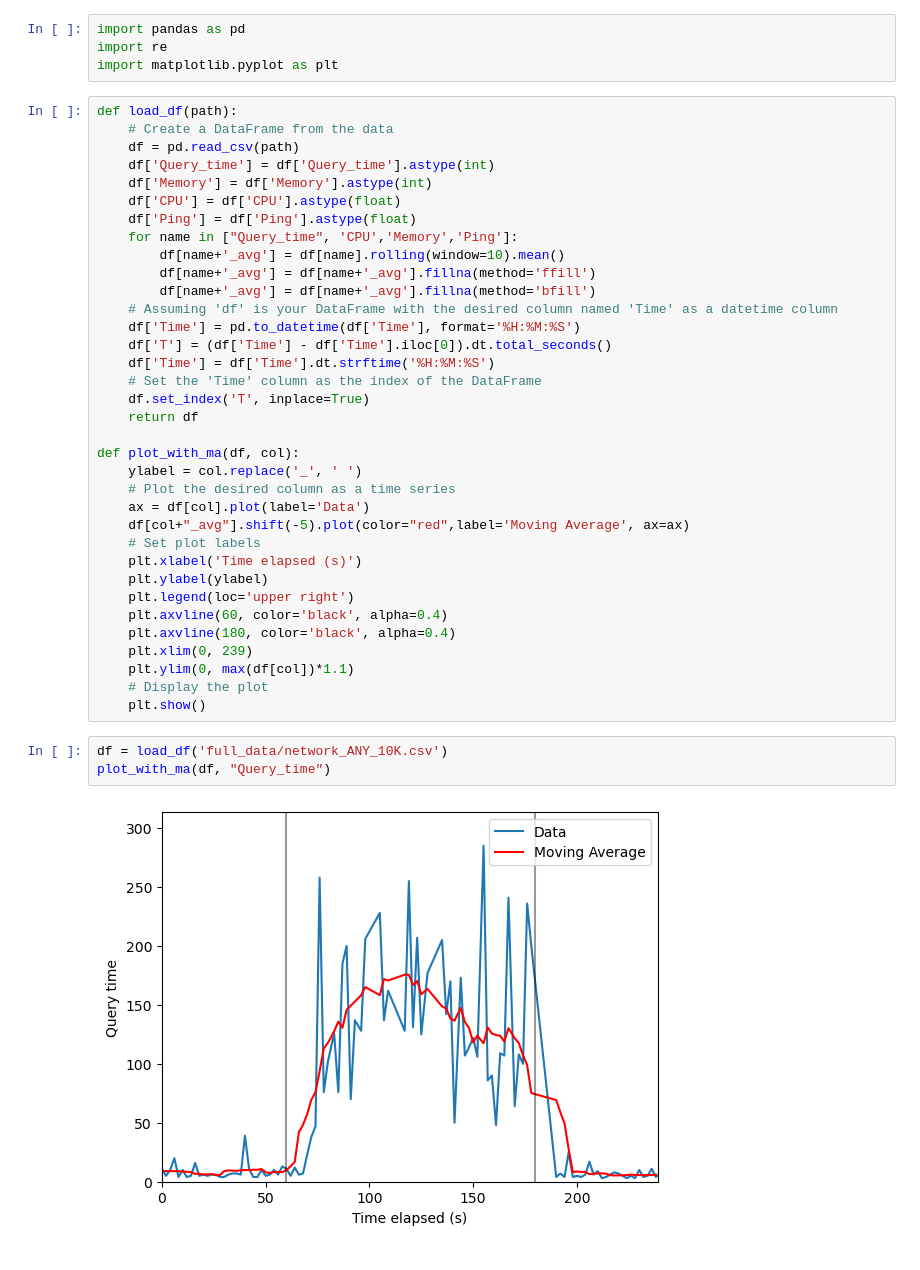
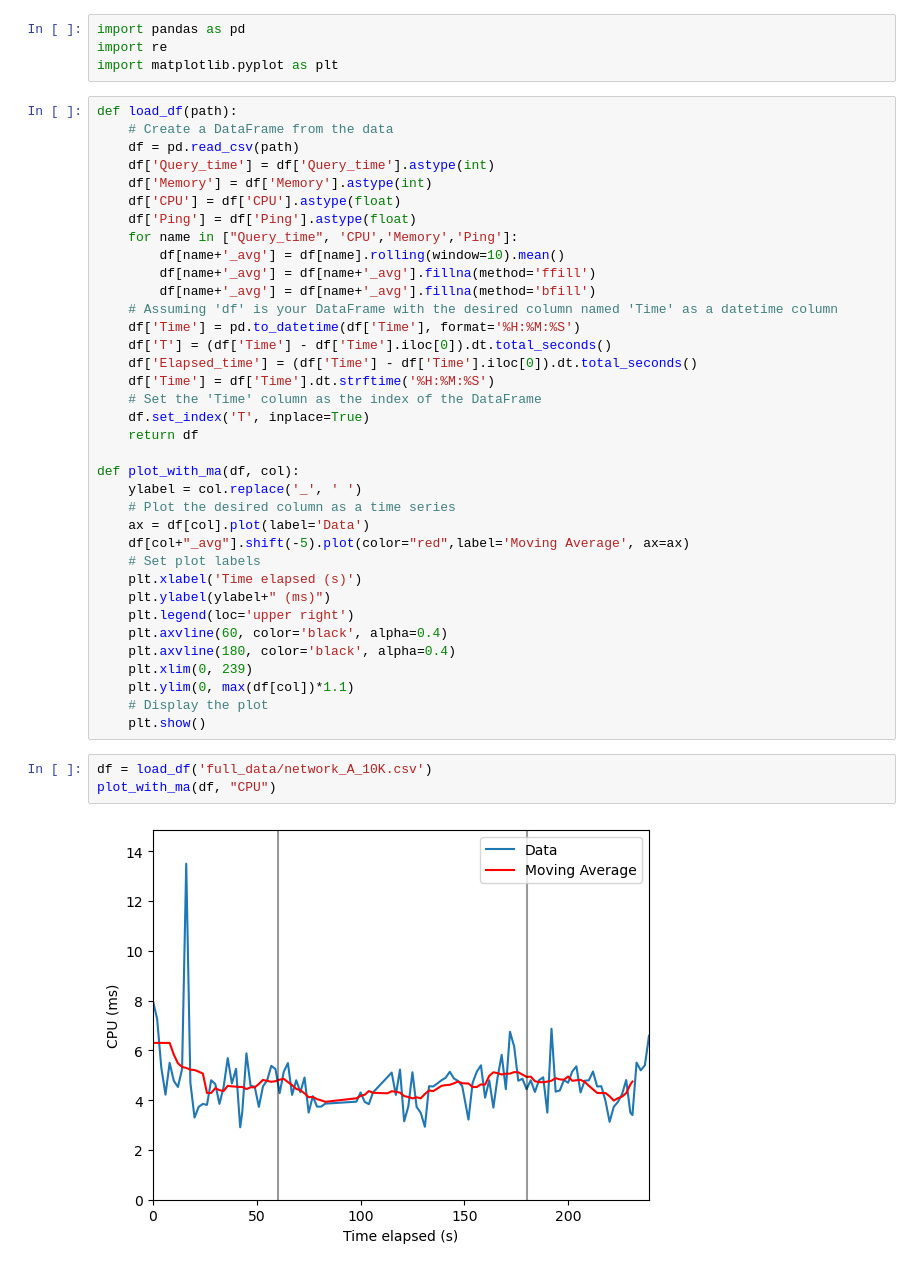
Before and after one commit to AndreaAlberti07/DNS-Reflection-and-Amplification-Attack, a Jupyter notebook: data/network_analysis.ipynb, the cells around one changed output. Drawn from its saved outputs; the diff is of its cells as text.

```diff
--- a/data/network_analysis.ipynb
+++ b/data/network_analysis.ipynb
@@ -17,6 +17,7 @@ def load_df(path):
     # Assuming 'df' is your DataFrame with the desired column named 'Time' as a datetime column
     df['Time'] = pd.to_datetime(df['Time'], format='%H:%M:%S')
     df['T'] = (df['Time'] - df['Time'].iloc[0]).dt.total_seconds()
+    df['Elapsed_time'] = (df['Time'] - df['Time'].iloc[0]).dt.total_seconds()
     df['Time'] = df['Time'].dt.strftime('%H:%M:%S')
     # Set the 'Time' column as the index of the DataFrame
     df.set_index('T', inplace=True)
@@ -29,7 +30,7 @@ def plot_with_ma(df, col):
     df[col+"_avg"].shift(-5).plot(color="red",label='Moving Average', ax=ax)
     # Set plot labels
     plt.xlabel('Time elapsed (s)')
-    plt.ylabel(ylabel)
+    plt.ylabel(ylabel+" (ms)")
     plt.legend(loc='upper right')
     plt.axvline(60, color='black', alpha=0.4)
     plt.axvline(180, color='black', alpha=0.4)
@@ -38,7 +39,7 @@ def plot_with_ma(df, col):
     # Display the plot
     plt.show()
 # %%
-df = load_df('full_data/network_ANY_10K.csv')
-plot_with_ma(df, "Query_time")
+df = load_df('full_data/network_A_10K.csv')
+plot_with_ma(df, "CPU")
 # %% [output]
-[figure, old version]
+[figure, new version]
```
Also changed, not shown: parts of 2 cells of this notebook, 5 other files.
